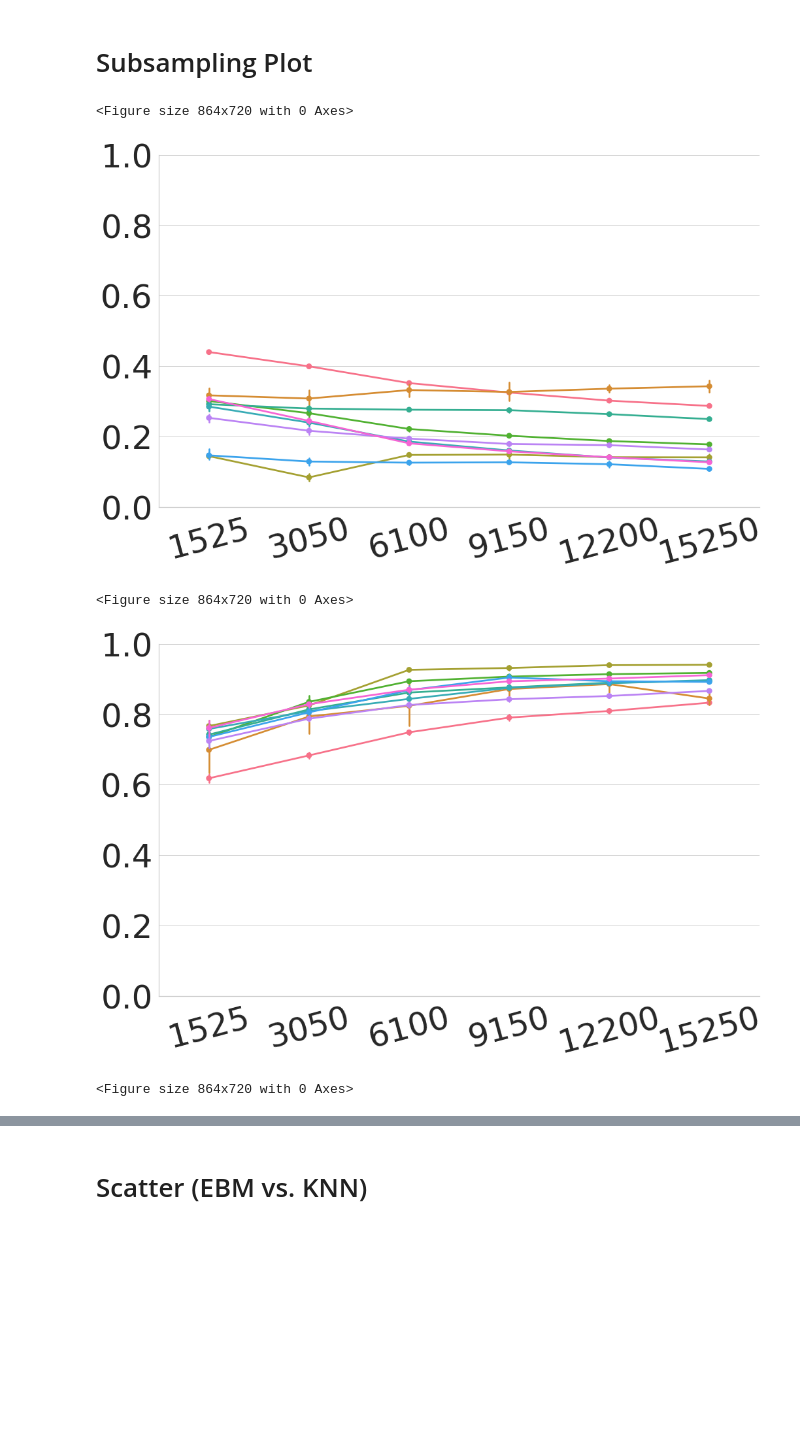
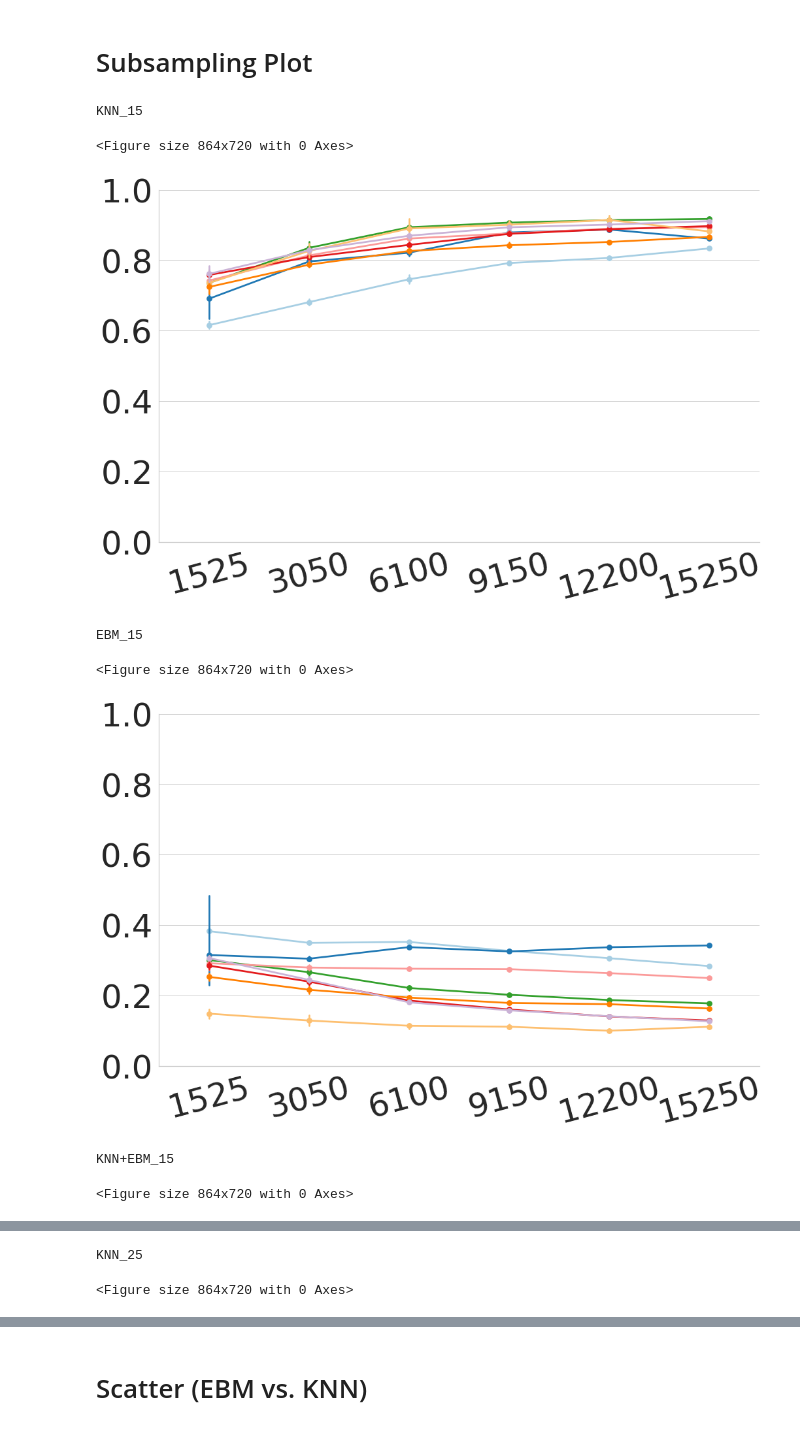
Before and after one commit to theislab/scArches-reproducibility, a Jupyter notebook: notebooks/figures/methodComparison-mousebrain.ipynb, the cells around one changed output, grey strips where cells are left out. Cells and saved outputs as stored; diff of their text form; code cells hidden in the pictures; blank space fills up the shorter version.

```diff
--- a/notebooks/figures/methodComparison-mousebrain.ipynb
+++ b/notebooks/figures/methodComparison-mousebrain.ipynb
@@ -157,33 +161,49 @@ results_df['subsample_number'] = results_df['subsample_number'].astype('int32')
+# %%
+for k in ks:
+    results_df[f'KNN+EBM_{k}'] = results_df[f'KNN_{k}'] + results_df[f'EBM_{k}']
 # %%
-results_df_cmpr = results_df[~results_df['Architecture'].isin(['scNet v1', 'scNet v2'])]
+results_df_cmpr = results_df[~results_df['Architecture'].isin(['scArches trVAE v1', 'scArches trVAE v2'])]
+# %%
+results_df_cmpr_melted = results_df_cmpr.drop(['ASW', 'NMI', 'ARI', 'EBM', 'KNN'], axis=1)
+results_df_cmpr_melted = pd.melt(results_df_cmpr_melted, id_vars=['Architecture', 'subsample_number', 'subsample fraction'], var_name='type')
+# %%
+results_df_cmpr_melted['K'] = results_df_cmpr_melted['type'].apply(lambda x: x.split("_")[1])
+results_df_cmpr_melted['type'] = results_df_cmpr_melted['type'].apply(lambda x: x.split("_")[0])
 # %%
-for idx, score in enumerate(plot_columns):
-    plt.close("all")
-    plt.figure(figsize=(12, 10))
-    g = sns.catplot(x="subsample_number", y=score, hue="Architecture", kind="point",
-                    data=results_df_cmpr, legend=False,
-                    height=10, aspect=1.5, palette=sns.color_palette("husl", 9))
-    plt.xlabel('', fontsize=22)
-    plt.ylabel("", fontsize=22)
-    plt.xticks(rotation=15)
-    if score in ['EBM', 'KNN', 'HarmonicMean']:
-        plt.ylim(0, 1)
-        plt.yticks(np.arange(0, 1.2, 0.2))
-    else:
-        plt.ylim(0.8, 1.6)
-        plt.yticks(np.arange(0.8, 1.8, 0.2))
-#     plt.title(score)
-#     if idx == 0:
-#         plt.legend(bbox_to_anchor=(1.05,0.5), borderaxespad=0, loc='center left', prop={'size': 18})
-    plt.tight_layout()
-    os.makedirs(f"./results/subsample/{data_name}/pointplot/", exist_ok=True)
-    plt.savefig(f"./results/subsample/{data_name}/pointplot/{score}.pdf", dpi=300)
-    plt.show()
+for k in ks:
+    plot_columns = [f'KNN_{k}', f'EBM_{k}', f'KNN+EBM_{k}']
+    for idx, score in enumerate(plot_columns):
+        print(score)
+        plt.close("all")
+        plt.figure(figsize=(12, 10))
+        plot_data = results_df_cmpr_melted[results_df_cmpr_melted['K'] == k]
+        g = sns.catplot(x="subsample_number", y=score, hue="Architecture", kind="point",
+                        data=results_df_cmpr, legend=False,
+                        height=10, aspect=1.5, palette=sns.color_palette("Paired", 9))
+        plt.xlabel('', fontsize=22)
+        plt.ylabel("", fontsize=22)
+        plt.xticks(rotation=15)
+        if score in [f'EBM_{k}', f'KNN_{k}']:
+            plt.ylim(0, 1)
+            plt.yticks(np.arange(0, 1.2, 0.2))
+        else:
+            plt.ylim(0.6, 1.6)
+            plt.yticks(np.arange(0.6, 1.8, 0.2))
+    #     plt.title(score)
+#         if idx == 0:
+#             plt.legend(bbox_to_anchor=(1.05,0.5), borderaxespad=0, loc='center left', prop={'size': 18})
+        plt.tight_layout()
+        os.makedirs(f"./results/subsample/{data_name}/pointplot/", exist_ok=True)
+        plt.savefig(f"./results/subsample/{data_name}/pointplot/{score}.pdf", dpi=300)
+        plt.show()
 # plt.savefig("./results/subsample/toy/scNet.pdf")
 # plt.ylim(0.0, 0.5)
 # %% [output]
-<Figure size 864x720 with 0 Axes>
+KNN_15
+<Figure size 864x720 with 0 Axes>
-[figure, old version]
+[figure, new version]
-<Figure size 864x720 with 0 Axes>
+EBM_15
+<Figure size 864x720 with 0 Axes>
-[figure, old version]
+[figure, new version]
-<Figure size 864x720 with 0 Axes>
+KNN+EBM_15
+<Figure size 864x720 with 0 Axes>
@@ -190,0 +211,2 @@ for idx, score in enumerate(plot_columns):
+KNN_25
+<Figure size 864x720 with 0 Axes>
```
Also changed, not shown: parts of 28 cells of this notebook, 11 other files.
